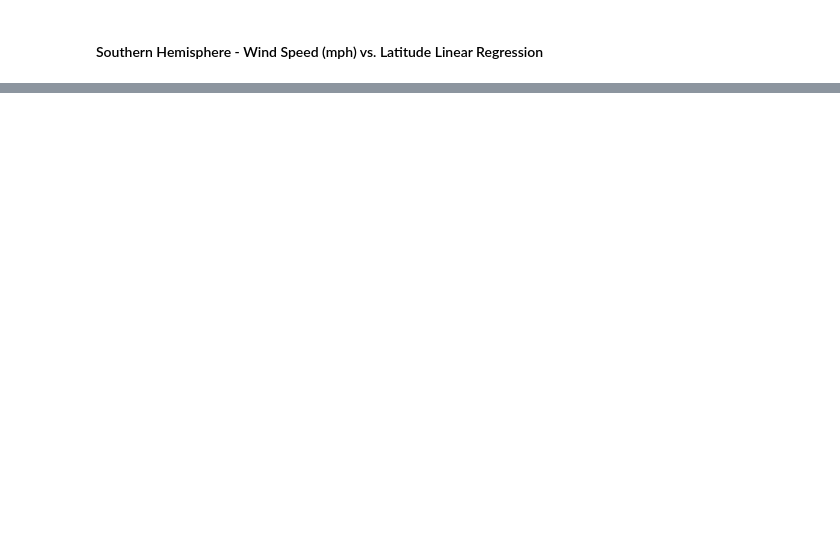
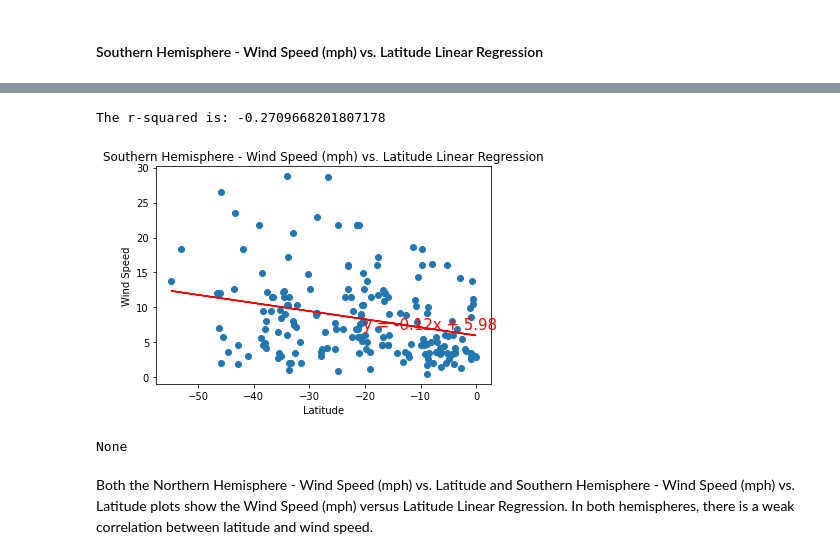
Before and after one commit to KGore12/python-api-challenge, a Jupyter notebook: WeatherPy/WeatherPy.ipynb, the cells around one changed output, grey strips where cells are left out. Saved outputs shown, nothing was run; the diff lists cells and outputs as text; code cells hidden in the pictures; blank space fills up the shorter version.

```diff
--- a/WeatherPy/WeatherPy.ipynb
+++ b/WeatherPy/WeatherPy.ipynb
@@ -360,0 +384,14 @@ The r-value is: 0.017128274759839232
+# %%
+# Label x and y values of plot and print result for Southern Hemisphere - Wind Speed (mph) vs. Latitude Linear Regression
+
+plt.title("Southern Hemisphere - Wind Speed (mph) vs. Latitude Linear Regression")
+x_values = southern_hem_df["Lat"]
+y_values = southern_hem_df["Wind Speed"]
+plt.ylabel("Wind Speed")
+print(linear_reg_plot(x_values,y_values))
+# %% [output]
+The r-squared is: -0.2709668201807178
+[figure, added]
+None
+# %% [markdown]
+Both the Northern Hemisphere - Wind Speed (mph) vs. Latitude and Southern Hemisphere - Wind Speed (mph) vs. Latitude plots show the Wind Speed (mph) versus Latitude Linear Regression. In both hemispheres, there is a weak correlation between latitude and wind speed.
```
Also changed, not shown: parts of 9 cells of this notebook.
